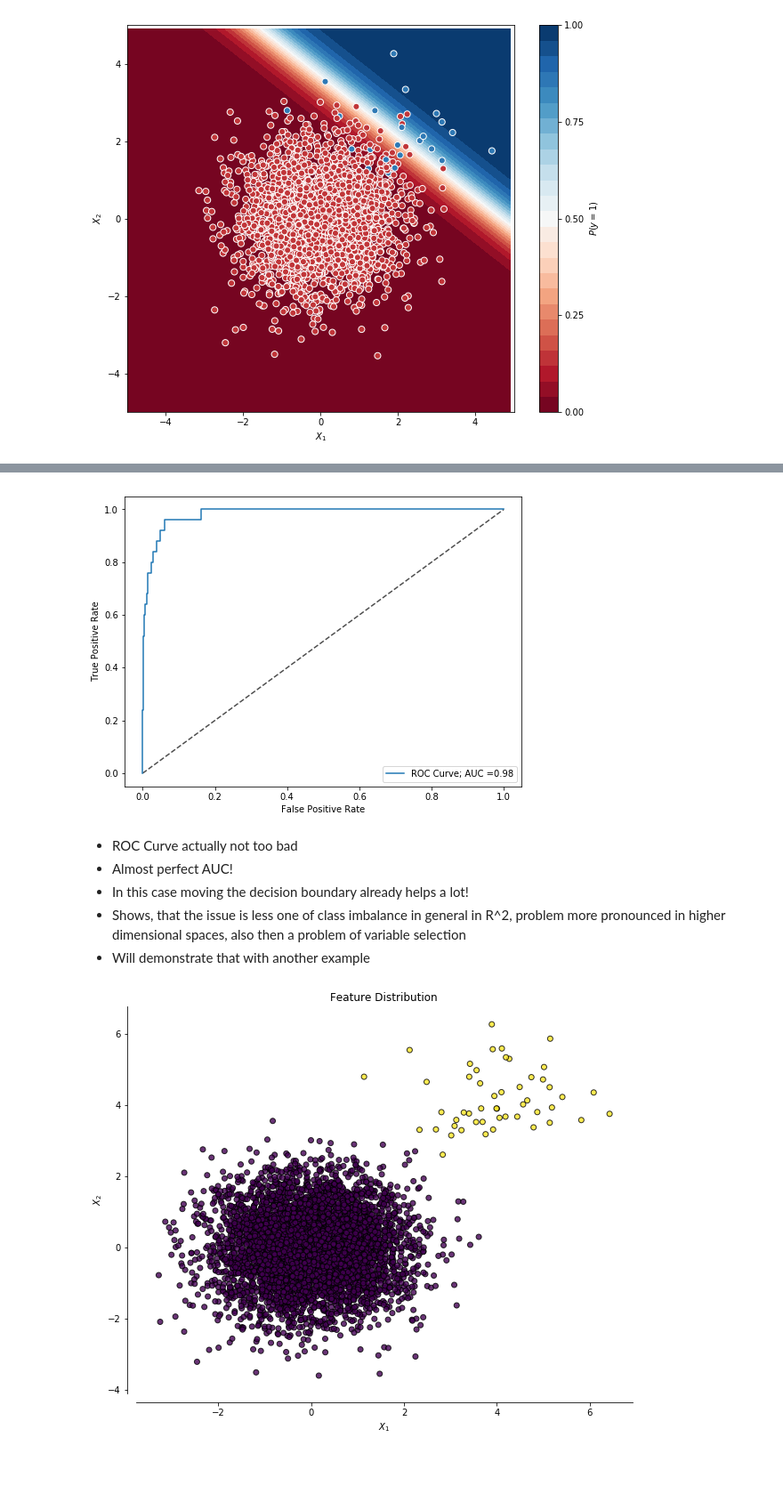
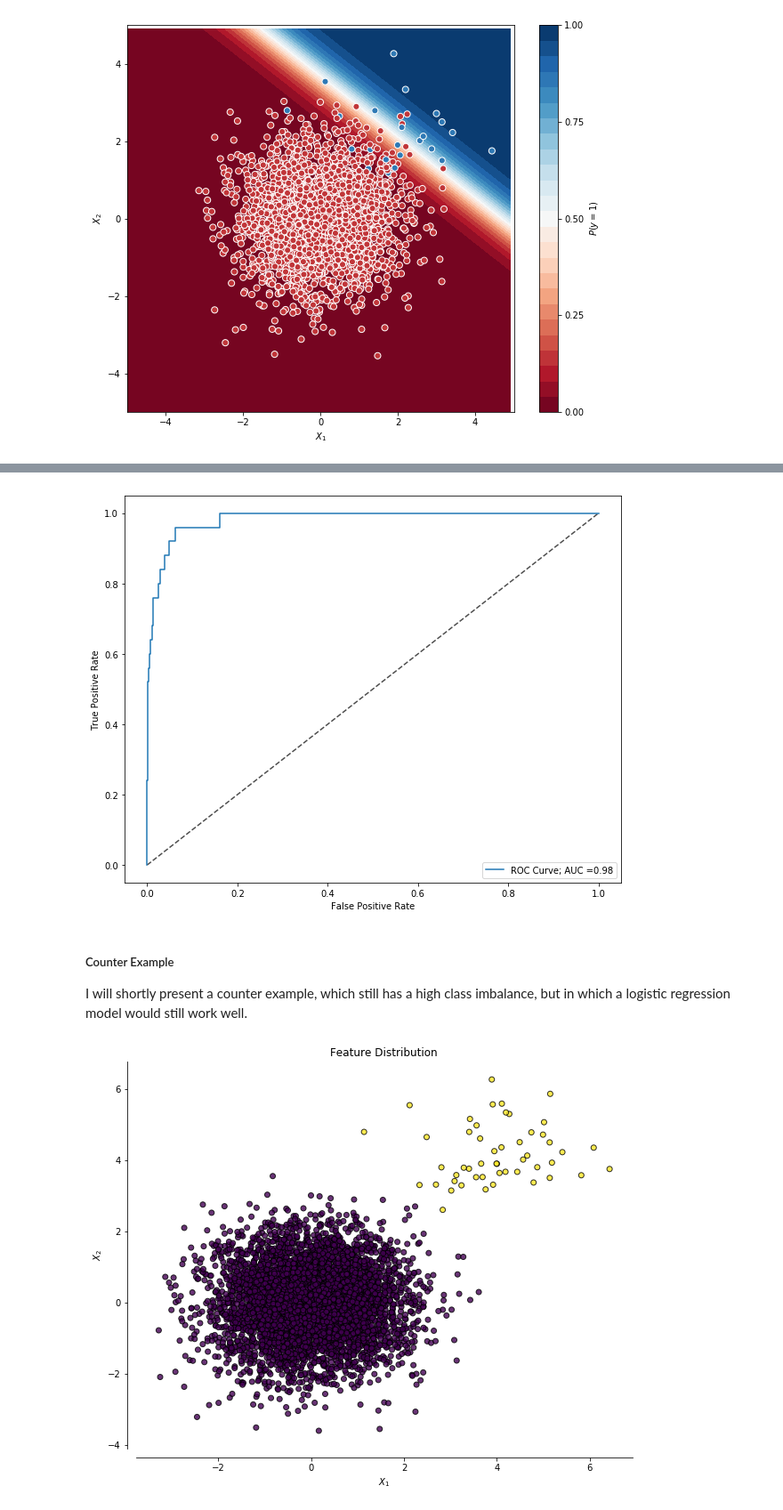
Before and after one commit to fadamDS/201810_Statistical_Modelling, a Jupyter notebook: scripts/20181127_Sampling_Methods_Code.ipynb, the cells around one changed output, grey strips where cells are left out. Shown at 89% size. Drawn from its saved outputs; the diff is of its cells as text; code cells hidden in the pictures; blank space fills up the shorter version.

```diff
--- a/scripts/20181127_Sampling_Methods_Code.ipynb
+++ b/scripts/20181127_Sampling_Methods_Code.ipynb
@@ -562,13 +516,12 @@ plot_decision_boundary(baseline_model, X_test, y_test,figsize=(10,8))
 # %%
-plot_roc_curve(baseline_model, X_test, y_test)
+plot_roc_curve(baseline_model, X_test, y_test,figsize= (10,8))
 # %% [output]
-[figure, old version]
+[figure, new version]
-# %% [markdown]
-- ROC Curve actually not too bad
-- Almost perfect AUC!
-- In this case moving the decision boundary already helps a lot!
-- Shows, that the issue is less one of class imbalance in general in R^2, problem more pronounced in higher dimensional spaces, also then a problem of variable selection
-- Will demonstrate that with another example
+# %% [markdown]
+
+##### Counter Example
+
+I will shortly present a counter example, which still has a high class imbalance, but in which a logistic regression model would still work well.
 # %%
 # Base rate and sample size
 base_rate = 0.01
```
Also changed, not shown: parts of 34 cells of this notebook.
